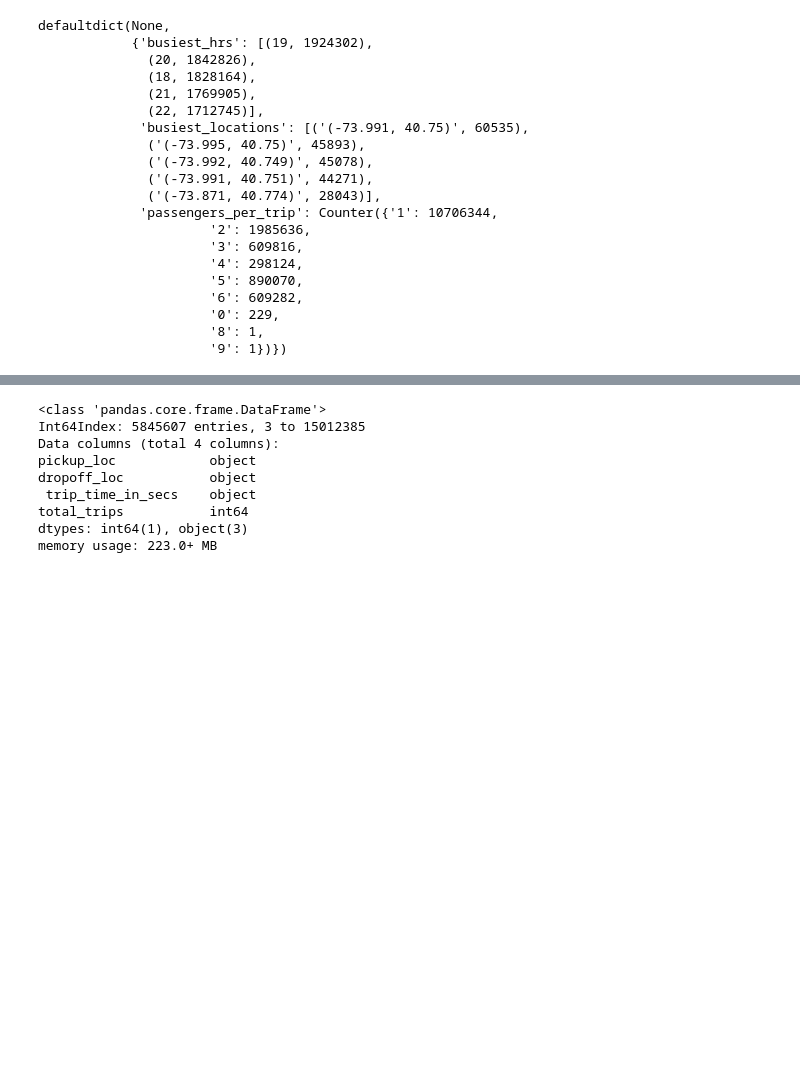
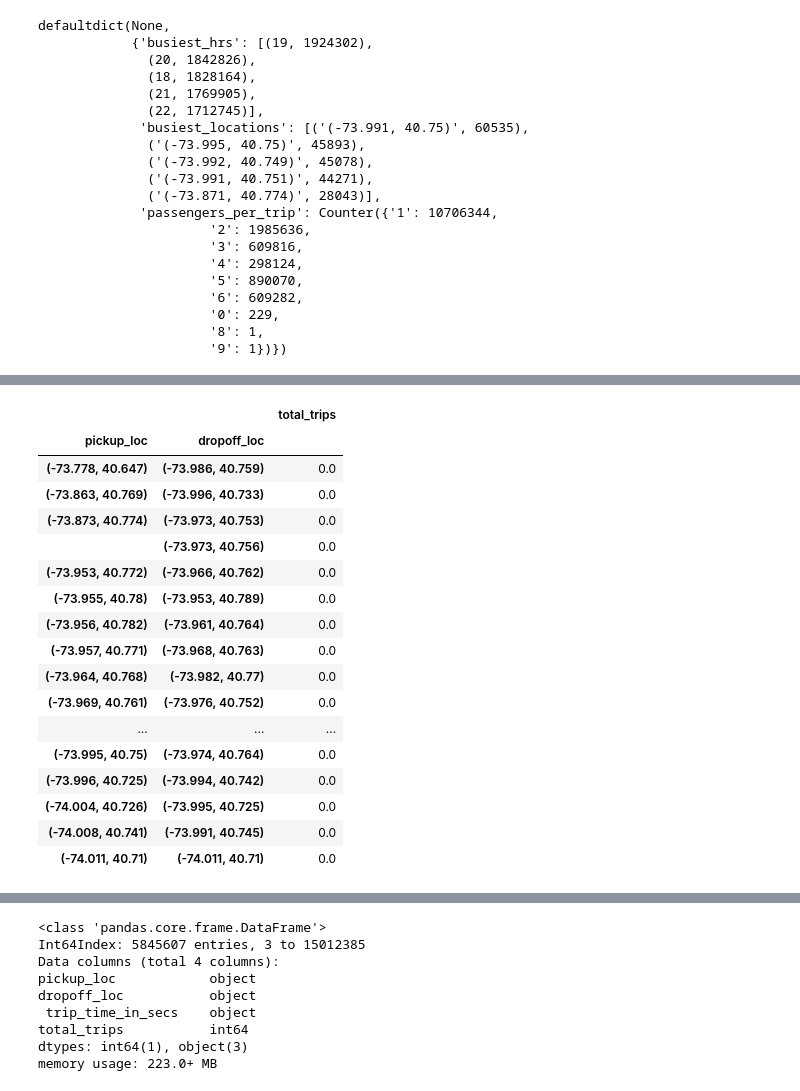
Before and after one commit to eeghor/cbataxi, a Jupyter notebook: cbataxi.ipynb, the cells around one changed output, grey strips where cells are left out. Cells and saved outputs as stored; diff of their text form; code cells hidden in the pictures; blank space fills up the shorter version.

```diff
--- a/cbataxi.ipynb
+++ b/cbataxi.ipynb
@@ -396,0 +502,22 @@ d1.head()
+# %%
+d2.dropna().iloc[:1000].groupby(TRIP_ID).std()
+# [' trip_time_in_secs'].idxmax()
+# %% [output]
+|  |  | total_trips |
+| pickup_loc | dropoff_loc |  |
+| (-73.778, 40.647) | (-73.986, 40.759) | 0.0 |
+| (-73.863, 40.769) | (-73.996, 40.733) | 0.0 |
+| (-73.873, 40.774) | (-73.973, 40.753) | 0.0 |
+|  | (-73.973, 40.756) | 0.0 |
+| (-73.953, 40.772) | (-73.966, 40.762) | 0.0 |
+| (-73.955, 40.78) | (-73.953, 40.789) | 0.0 |
+| (-73.956, 40.782) | (-73.961, 40.764) | 0.0 |
+| (-73.957, 40.771) | (-73.968, 40.763) | 0.0 |
+| (-73.964, 40.768) | (-73.982, 40.77) | 0.0 |
+| (-73.969, 40.761) | (-73.976, 40.752) | 0.0 |
+| ... | ... | ... |
+| (-73.995, 40.75) | (-73.974, 40.764) | 0.0 |
+| (-73.996, 40.725) | (-73.994, 40.742) | 0.0 |
+| (-74.004, 40.726) | (-73.995, 40.725) | 0.0 |
+| (-74.008, 40.741) | (-73.991, 40.745) | 0.0 |
+| (-74.011, 40.71) | (-74.011, 40.71) | 0.0 |
```
Also changed, not shown: parts of 12 cells of this notebook.
